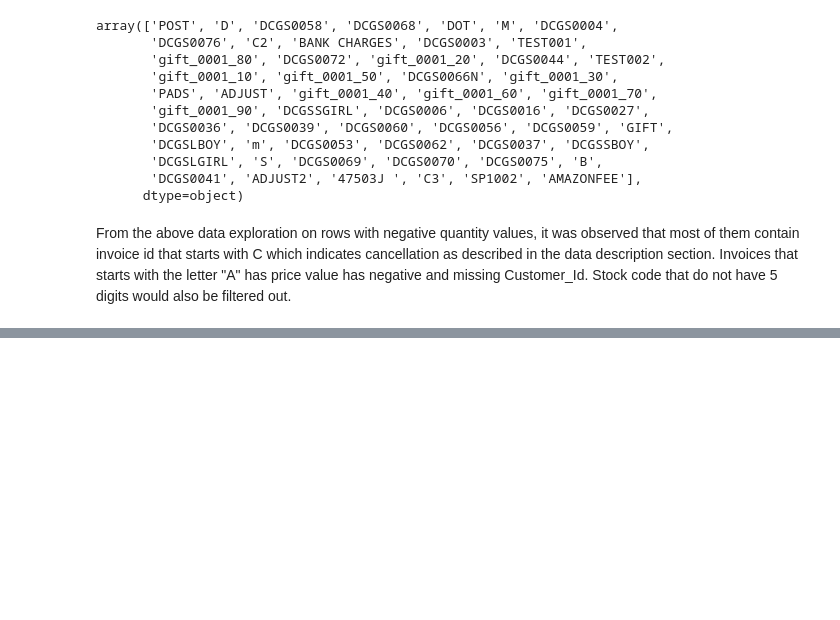
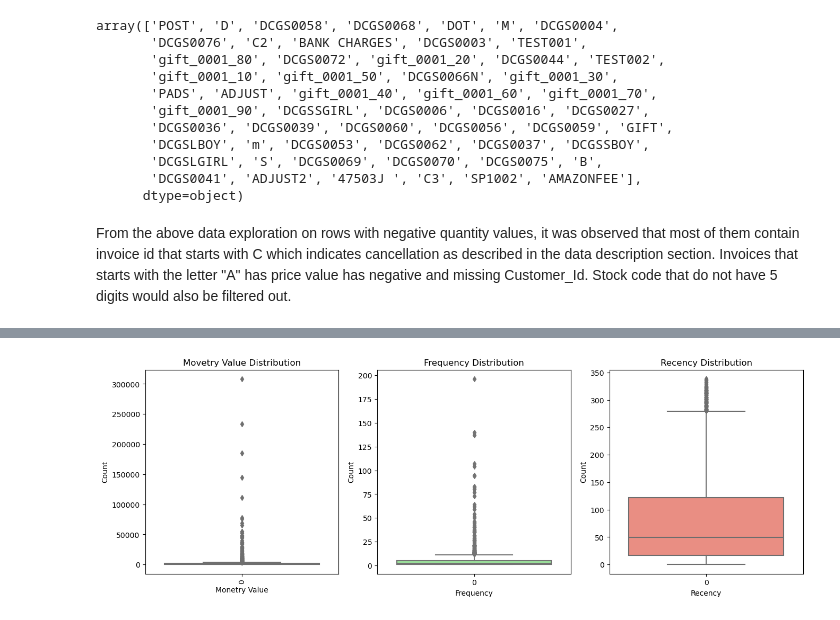
Before and after one commit to Tobiodedere1211/customer-segmentation-with-KMeans, a Jupyter notebook: RFM-Analysis.ipynb, the cells around one changed output, grey strips where cells are left out. Drawn from its saved outputs; the diff is of its cells as text; code cells hidden in the pictures; blank space fills up the shorter version.

```diff
--- a/RFM-Analysis.ipynb
+++ b/RFM-Analysis.ipynb
@@ -216,0 +371,26 @@ def wrangle(filepath:str):
+# %%
+# using boxplot to see outliers
+plt.figure(figsize=(16,5))
+
+plt.subplot(1,3,1)
+sns.boxplot(aggregated_df['MonetaryValue'], color='skyblue')
+plt.title('Movetry Value Distribution')
+plt.xlabel('Monetry Value')
+plt.ylabel('Count')
+plt.xticks(rotation=90)
+
+plt.subplot(1,3,2)
+sns.boxplot(aggregated_df['Frequency'], color='lightgreen')
+plt.title('Frequency Distribution')
+plt.xlabel('Frequency')
+plt.ylabel('Count')
+
+plt.subplot(1,3,3)
+sns.boxplot(aggregated_df['Recency'], color='salmon')
+plt.title('Recency Distribution')
+plt.xlabel('Recency')
+plt.ylabel('Count')
+
+plt.show()
+# %% [output]
+[figure, added]
```
Also changed, not shown: parts of 36 cells of this notebook.
